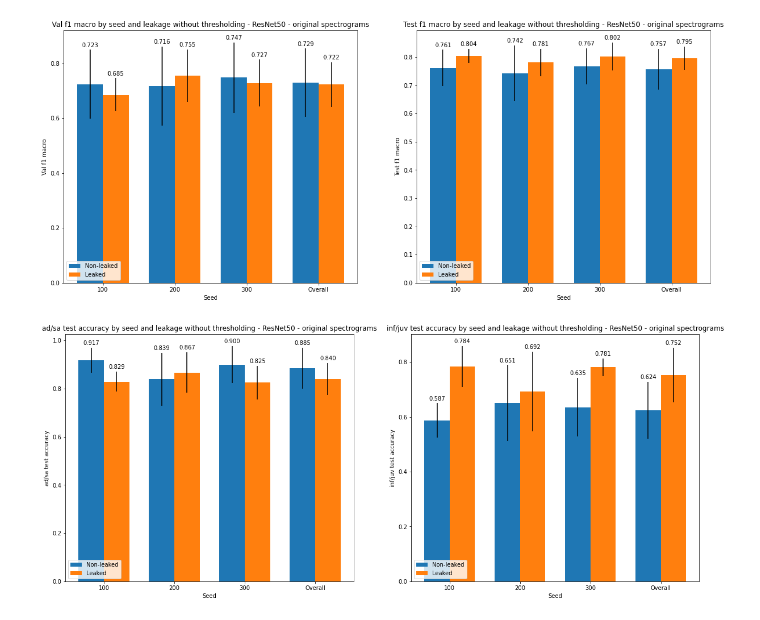
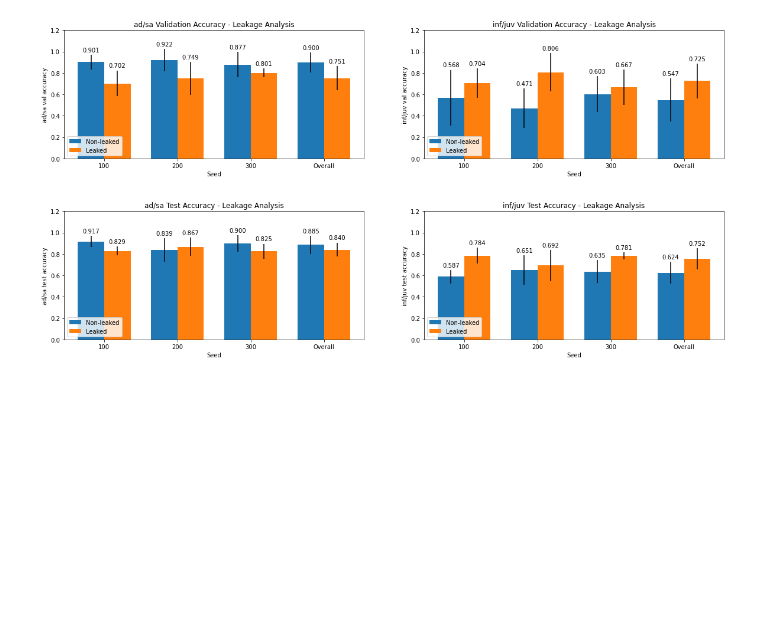
Before and after one commit to karmatarap/capstone_project, a Jupyter notebook: notebooks/leakage_analysis.ipynb, the cells around one changed output. Saved outputs shown, nothing was run; the diff lists cells and outputs as text; code cells hidden in the pictures; blank space fills up the shorter version.

Commit message:
Update leakage analysis plots

```diff
--- a/notebooks/leakage_analysis.ipynb
+++ b/notebooks/leakage_analysis.ipynb
@@ -51,6 +51,7 @@ def compute_leakage_for_fold(run_name, indices, seed, fold):
     df['leaked'] = df['rumble_id'].isin(train_rumble_ids)
     val = df.iloc[val_indices]
     test = df.iloc[test_indices]
+    train_f1_macro = compute_f1_macro(train)
     leaked_val_f1_macro = compute_f1_macro(val[val['leaked']])
     non_leaked_val_f1_macro = compute_f1_macro(val[~val['leaked']])
     leaked_test_f1_macro = compute_f1_macro(test[test['leaked']])
@@ -61,6 +62,7 @@ def compute_leakage_for_fold(run_name, indices, seed, fold):
     non_leaked_test_class_accuracies = compute_class_accuracies(test[~test['leaked']])
     leakage_df = pd.DataFrame([[
         fold,
+        train_f1_macro,
         leaked_val_f1_macro,
         non_leaked_val_f1_macro,
         leaked_test_f1_macro,
@@ -75,6 +77,7 @@ def compute_leakage_for_fold(run_name, indices, seed, fold):
         non_leaked_test_class_accuracies[1],
     ]], columns=[
         'Fold',
+        'Train f1 macro',
         'Leaked val f1 macro',
         'Non-leaked val f1 macro',
         'Leaked test f1 macro',
@@ -211,17 +265,16 @@ resnet50_fixed_spectrograms_leakage = compute_leakage('with_leakage_resnet_50_fi
 resnet101_original_spectrograms_leakage = compute_leakage('with_leakage_resnet_101_original_spectrograms')
 resnet50_original_spectrograms_leakage = compute_leakage('with_leakage_resnet_50_original_spectrograms')
 # %%
-plot_f1_macro_and_class_accuracies(
+plot_class_accuracies(
     resnet50_original_spectrograms_leakage,
-    ['Non-leaked val f1 macro', 'Leaked val f1 macro'],
-    ['Non-leaked test f1 macro', 'Leaked test f1 macro'],
+    ['Non-leaked val ad/sa accuracy', 'Leaked val ad/sa accuracy'],
+    ['Non-leaked val inf/juv accuracy', 'Leaked val inf/juv accuracy'],
     ['Non-leaked test ad/sa accuracy', 'Leaked test ad/sa accuracy'],
     ['Non-leaked test inf/juv accuracy', 'Leaked test inf/juv accuracy'],
     ['Non-leaked', 'Leaked'],
-    'leakage without thresholding - ResNet50 - original spectrograms',
     bar_labels=True
 )
 # %% [output]
-[figure, old version]
+[figure, new version]
-[figure, old version]
+[figure, new version]
 # %%
```
Also changed, not shown: parts of 3 cells of this notebook.
